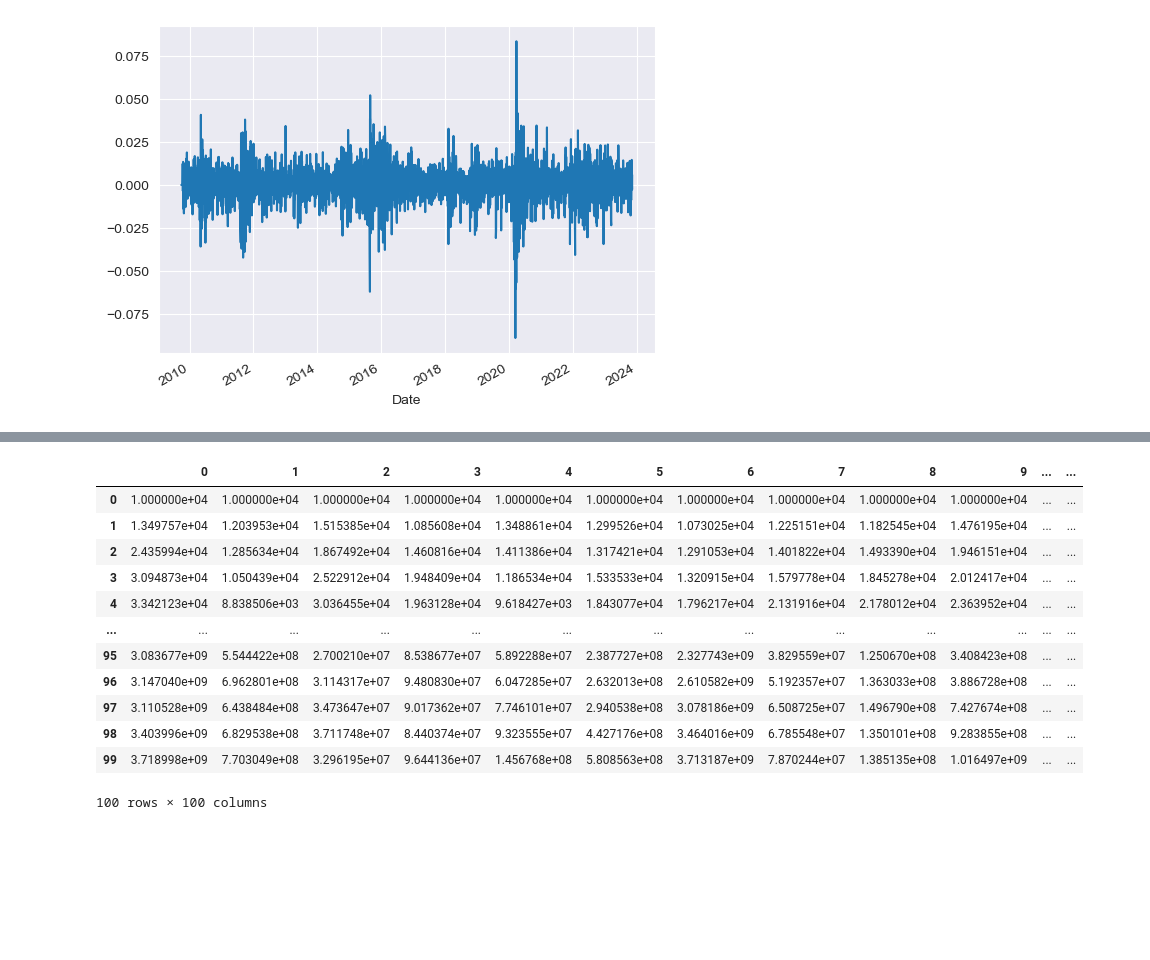
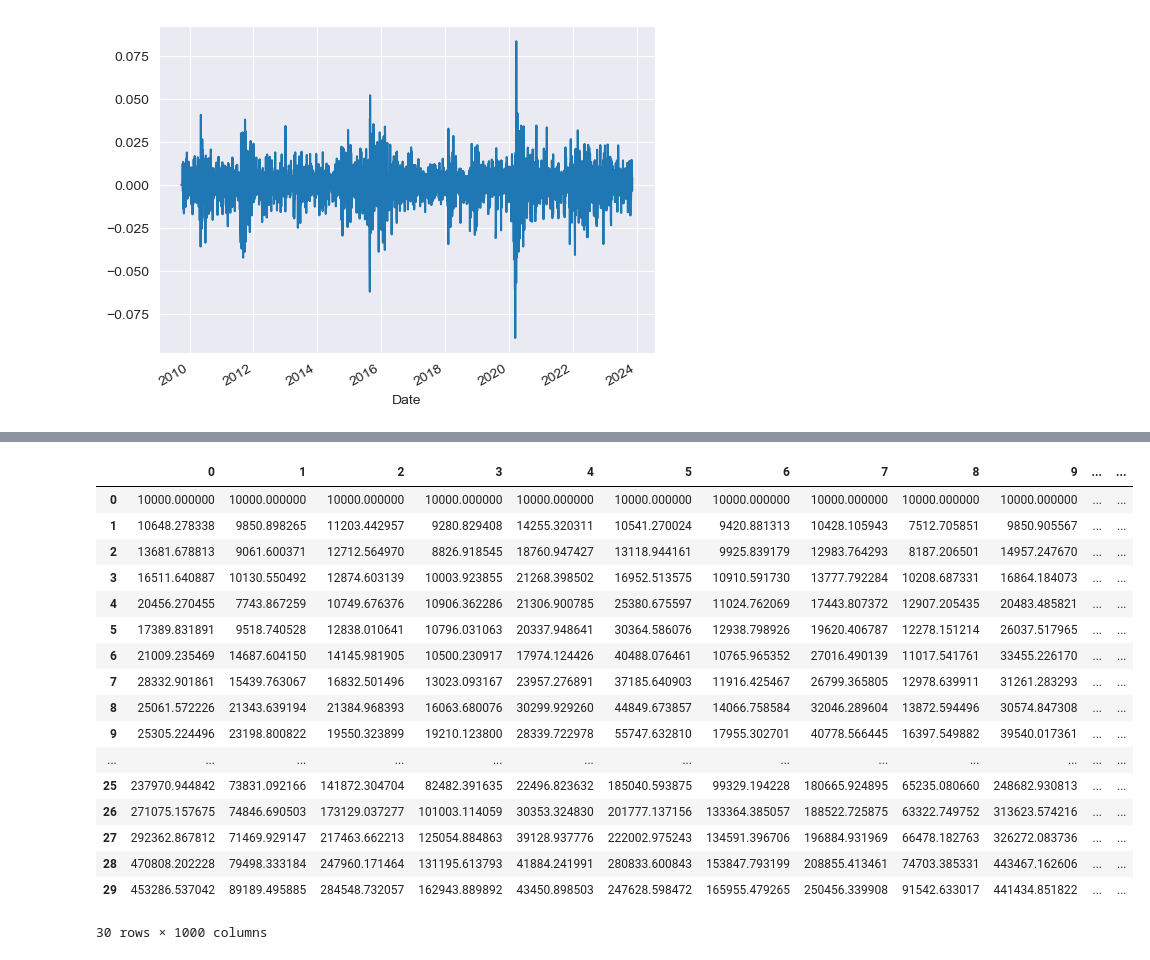
Before and after one commit to mak8427/My-site, a Jupyter notebook: finance/Portfolios/Portfolio1/Portfolio1.ipynb, the cells around one changed output, grey strips where cells are left out. Cells and saved outputs as stored; diff of their text form; code cells hidden in the pictures; blank space fills up the shorter version.

```diff
--- a/finance/Portfolios/Portfolio1/Portfolio1.ipynb
+++ b/finance/Portfolios/Portfolio1/Portfolio1.ipynb
@@ -15,8 +15,9 @@ from tqdm import tqdm
 <h1>Variables</h1>
 # %%
 TICKER="IWDA.AS"
-NUMBER_OF_SIMULATIONS=100
+NUMBER_OF_SIMULATIONS=1000
 STARTING_CAPITAL = 10000
+YEARS_OF_SIMULATION=30
 # %%
 
 Market_Days=253
@@ -47,9 +48,9 @@ Name: Adj Close, Length: 3616, dtype: float64
 # %%
-df_simulations=np.zeros((100,NUMBER_OF_SIMULATIONS))
+df_simulations=np.zeros((YEARS_OF_SIMULATION,NUMBER_OF_SIMULATIONS))
 df_simulations[0,:]=STARTING_CAPITAL
 
 for x in tqdm(range(0,NUMBER_OF_SIMULATIONS)):
-    for i in range(1,100):
+    for i in range(1,YEARS_OF_SIMULATION):
         annual_change=1
         for k in range(Market_Days):
             annual_change=annual_change*(1+(secrets.choice(df.iloc[:])))
@@ -57,20 +58,25 @@ for x in tqdm(range(0,NUMBER_OF_SIMULATIONS)):
 df_simulations= pd.DataFrame(df_simulations)
 df_simulations_1=  pd.DataFrame(df_simulations)
 # %%
-df_simulations
+df_simulations_1
 # %% [output]
 |  | 0 | 1 | 2 | 3 | 4 | 5 | 6 | 7 | 8 | 9 | ... | ... |
-| 0 | 1.000000e+04 | 1.000000e+04 | 1.000000e+04 | 1.000000e+04 | 1.000000e+04 | 1.000000e+04 | 1.000000e+04 | 1.000000e+04 | 1.000000e+04 | 1.000000e+04 | ... | ... |
-| 1 | 1.349757e+04 | 1.203953e+04 | 1.515385e+04 | 1.085608e+04 | 1.348861e+04 | 1.299526e+04 | 1.073025e+04 | 1.225151e+04 | 1.182545e+04 | 1.476195e+04 | ... | ... |
-| 2 | 2.435994e+04 | 1.285634e+04 | 1.867492e+04 | 1.460816e+04 | 1.411386e+04 | 1.317421e+04 | 1.291053e+04 | 1.401822e+04 | 1.493390e+04 | 1.946151e+04 | ... | ... |
-| 3 | 3.094873e+04 | 1.050439e+04 | 2.522912e+04 | 1.948409e+04 | 1.186534e+04 | 1.533533e+04 | 1.320915e+04 | 1.579778e+04 | 1.845278e+04 | 2.012417e+04 | ... | ... |
-| 4 | 3.342123e+04 | 8.838506e+03 | 3.036455e+04 | 1.963128e+04 | 9.618427e+03 | 1.843077e+04 | 1.796217e+04 | 2.131916e+04 | 2.178012e+04 | 2.363952e+04 | ... | ... |
+| 0 | 10000.000000 | 10000.000000 | 10000.000000 | 10000.000000 | 10000.000000 | 10000.000000 | 10000.000000 | 10000.000000 | 10000.000000 | 10000.000000 | ... | ... |
+| 1 | 10648.278338 | 9850.898265 | 11203.442957 | 9280.829408 | 14255.320311 | 10541.270024 | 9420.881313 | 10428.105943 | 7512.705851 | 9850.905567 | ... | ... |
+| 2 | 13681.678813 | 9061.600371 | 12712.564970 | 8826.918545 | 18760.947427 | 13118.944161 | 9925.839179 | 12983.764293 | 8187.206501 | 14957.247670 | ... | ... |
+| 3 | 16511.640887 | 10130.550492 | 12874.603139 | 10003.923855 | 21268.398502 | 16952.513575 | 10910.591730 | 13777.792284 | 10208.687331 | 16864.184073 | ... | ... |
+| 4 | 20456.270455 | 7743.867259 | 10749.676376 | 10906.362286 | 21306.900785 | 25380.675597 | 11024.762069 | 17443.807372 | 12907.205435 | 20483.485821 | ... | ... |
+| 5 | 17389.831891 | 9518.740528 | 12838.010641 | 10796.031063 | 20337.948641 | 30364.586076 | 12938.798926 | 19620.406787 | 12278.151214 | 26037.517965 | ... | ... |
+| 6 | 21009.235469 | 14687.604150 | 14145.981905 | 10500.230917 | 17974.124426 | 40488.076461 | 10765.965352 | 27016.490139 | 11017.541761 | 33455.226170 | ... | ... |
+| 7 | 28332.901861 | 15439.763067 | 16832.501496 | 13023.093167 | 23957.276891 | 37185.640903 | 11916.425467 | 26799.365805 | 12978.639911 | 31261.283293 | ... | ... |
+| 8 | 25061.572226 | 21343.639194 | 21384.968393 | 16063.680076 | 30299.929260 | 44849.673857 | 14066.758584 | 32046.289604 | 13872.594496 | 30574.847308 | ... | ... |
+| 9 | 25305.224496 | 23198.800822 | 19550.323899 | 19210.123800 | 28339.722978 | 55747.632810 | 17955.302701 | 40778.566445 | 16397.549882 | 39540.017361 | ... | ... |
 | ... | ... | ... | ... | ... | ... | ... | ... | ... | ... | ... | ... | ... |
-| 95 | 3.083677e+09 | 5.544422e+08 | 2.700210e+07 | 8.538677e+07 | 5.892288e+07 | 2.387727e+08 | 2.327743e+09 | 3.829559e+07 | 1.250670e+08 | 3.408423e+08 | ... | ... |
-| 96 | 3.147040e+09 | 6.962801e+08 | 3.114317e+07 | 9.480830e+07 | 6.047285e+07 | 2.632013e+08 | 2.610582e+09 | 5.192357e+07 | 1.363033e+08 | 3.886728e+08 | ... | ... |
-| 97 | 3.110528e+09 | 6.438484e+08 | 3.473647e+07 | 9.017362e+07 | 7.746101e+07 | 2.940538e+08 | 3.078186e+09 | 6.508725e+07 | 1.496790e+08 | 7.427674e+08 | ... | ... |
-| 98 | 3.403996e+09 | 6.829538e+08 | 3.711748e+07 | 8.440374e+07 | 9.323555e+07 | 4.427176e+08 | 3.464016e+09 | 6.785548e+07 | 1.350101e+08 | 9.283855e+08 | ... | ... |
-| 99 | 3.718998e+09 | 7.703049e+08 | 3.296195e+07 | 9.644136e+07 | 1.456768e+08 | 5.808563e+08 | 3.713187e+09 | 7.870244e+07 | 1.385135e+08 | 1.016497e+09 | ... | ... |
+| 25 | 237970.944842 | 73831.092166 | 141872.304704 | 82482.391635 | 22496.823632 | 185040.593875 | 99329.194228 | 180665.924895 | 65235.080660 | 248682.930813 | ... | ... |
+| 26 | 271075.157675 | 74846.690503 | 173129.037277 | 101003.114059 | 30353.324830 | 201777.137156 | 133364.385057 | 188522.725875 | 63322.749752 | 313623.574216 | ... | ... |
+| 27 | 292362.867812 | 71469.929147 | 217463.662213 | 125054.884863 | 39128.937776 | 222002.975243 | 134591.396706 | 196884.931969 | 66478.182763 | 326272.083736 | ... | ... |
+| 28 | 470808.202228 | 79498.333184 | 247960.171464 | 131195.613793 | 41884.241991 | 280833.600843 | 153847.793199 | 208855.413461 | 74703.385331 | 443467.162606 | ... | ... |
+| 29 | 453286.537042 | 89189.495885 | 284548.732057 | 162943.889892 | 43450.898503 | 247628.598472 | 165955.479265 | 250456.339908 | 91542.633017 | 441434.851822 | ... | ... |
-100 rows × 100 columns
+30 rows × 1000 columns
 # %%
 df_simulations=df_simulations_1
```
Also changed, not shown: parts of 5 cells of this notebook, 1 other file.
